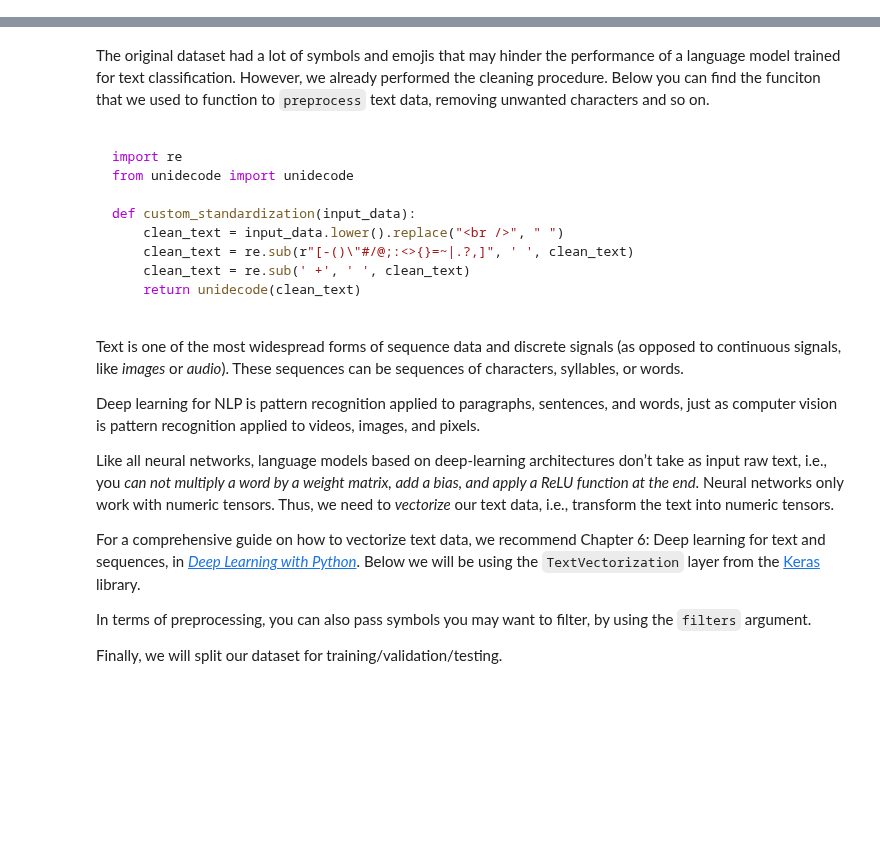
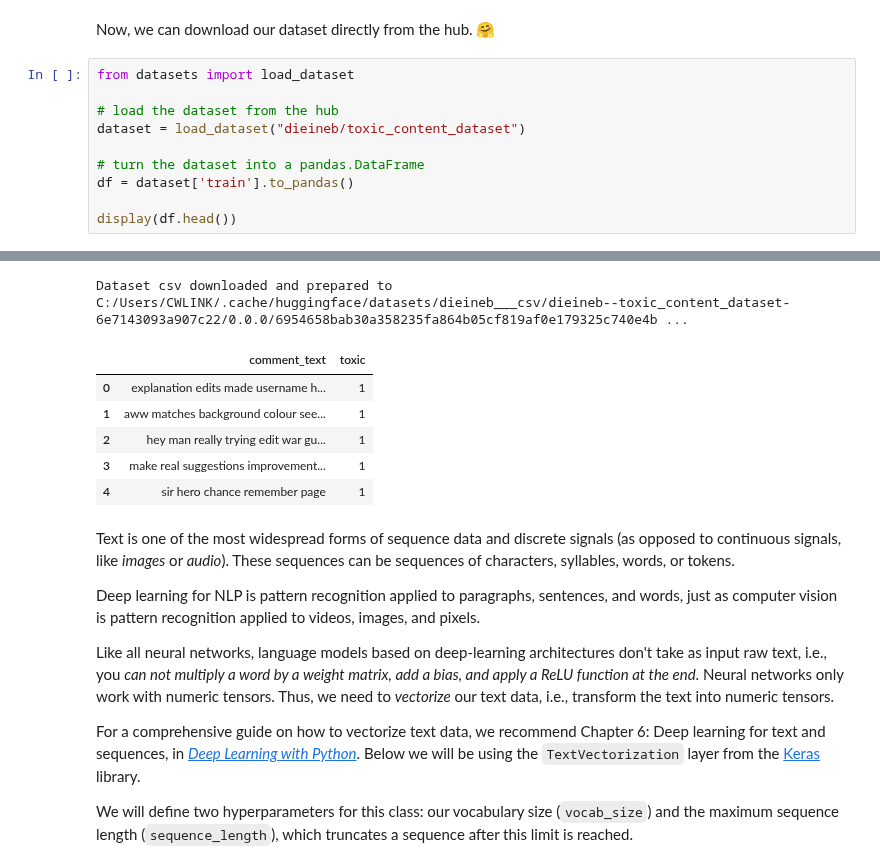
Before and after one commit to Nkluge-correa/TeenyTinyCastle, a Jupyter notebook: ML Intro Course/15_toxicity_detection.ipynb, the cells around one changed output, grey strips where cells are left out. Saved outputs shown, nothing was run; the diff lists cells and outputs as text; blank space fills up the shorter version.

````diff
--- a/ML Intro Course/15_toxicity_detection.ipynb
+++ b/ML Intro Course/15_toxicity_detection.ipynb
@@ -44,0 +34,13 @@ display(df)
+# %% [markdown]
+Now, we can download our dataset directly from the hub. 🤗
+# %%
+from datasets import load_dataset
+
+# load the dataset from the hub
+dataset = load_dataset("dieineb/toxic_content_dataset")
+
+# turn the dataset into a pandas.DataFrame
+df = dataset['train'].to_pandas()
+
+display(df.head())
+# %% [output]
@@ -45,28 +48,18 @@ display(df)
+Dataset csv downloaded and prepared to C:/Users/CWLINK/.cache/huggingface/datasets/dieineb___csv/dieineb--toxic_content_dataset-6e7143093a907c22/0.0.0/6954658bab30a358235fa864b05cf819af0e179325c740e4b ...
+|  | comment_text | toxic |
+| 0 | explanation edits made username h... | 1 |
+| 1 | aww matches background colour see... | 1 |
+| 2 | hey man really trying edit war gu... | 1 |
+| 3 | make real suggestions improvement... | 1 |
+| 4 | sir hero chance remember page | 1 |
 # %% [markdown]
-The original dataset had a lot of symbols and emojis that may hinder the performance of a language model trained for text classification. However, we already performed the cleaning procedure. Below you can find the funciton that we used to function to `preprocess` text data, removing unwanted characters and so on.
-
-```python
-
-import re
-from unidecode import unidecode
-
-def custom_standardization(input_data):
-    clean_text = input_data.lower().replace("<br />", " ")
-    clean_text = re.sub(r"[-()\"#/@;:<>{}=~|.?,]", ' ', clean_text)
-    clean_text = re.sub(' +', ' ', clean_text)
-    return unidecode(clean_text)
-
-```
-
-Text is one of the most widespread forms of sequence data and discrete signals (as opposed to continuous signals, like _images_ or _audio_). These sequences can be sequences of characters, syllables, or words.
+Text is one of the most widespread forms of sequence data and discrete signals (as opposed to continuous signals, like _images_ or _audio_). These sequences can be sequences of characters, syllables, words, or tokens.
 
 Deep learning for NLP is pattern recognition applied to paragraphs, sentences, and words, just as computer vision is pattern recognition applied to videos, images, and pixels.
 
-Like all neural networks, language models based on deep-learning architectures don’t take as input raw text, i.e., you _can not multiply a word by a weight matrix, add a bias, and apply a ReLU function at the end_. Neural networks only work with numeric tensors. Thus, we need to _vectorize_ our text data, i.e., transform the text into numeric tensors.
+Like all neural networks, language models based on deep-learning architectures don't take as input raw text, i.e., you _can not multiply a word by a weight matrix, add a bias, and apply a ReLU function at the end_. Neural networks only work with numeric tensors. Thus, we need to _vectorize_ our text data, i.e., transform the text into numeric tensors.
 
 For a comprehensive guide on how to vectorize text data, we recommend Chapter 6: Deep learning for text and sequences, in [_Deep Learning with Python_](https://tanthiamhuat.files.wordpress.com/2018/03/deeplearningwithpython.pdf). Below we will be using the `TextVectorization` layer from the [Keras](https://keras.io/) library.
 
-In terms of preprocessing, you can also pass symbols you may want to filter, by using the `filters` argument.
-
-Finally, we will split our dataset for training/validation/testing.
+We will define two hyperparameters for this class: our vocabulary size (`vocab_size`) and the maximum sequence length (`sequence_length`), which truncates a sequence after this limit is reached.
 # %%
````
Also changed, not shown: parts of 19 cells of this notebook.
